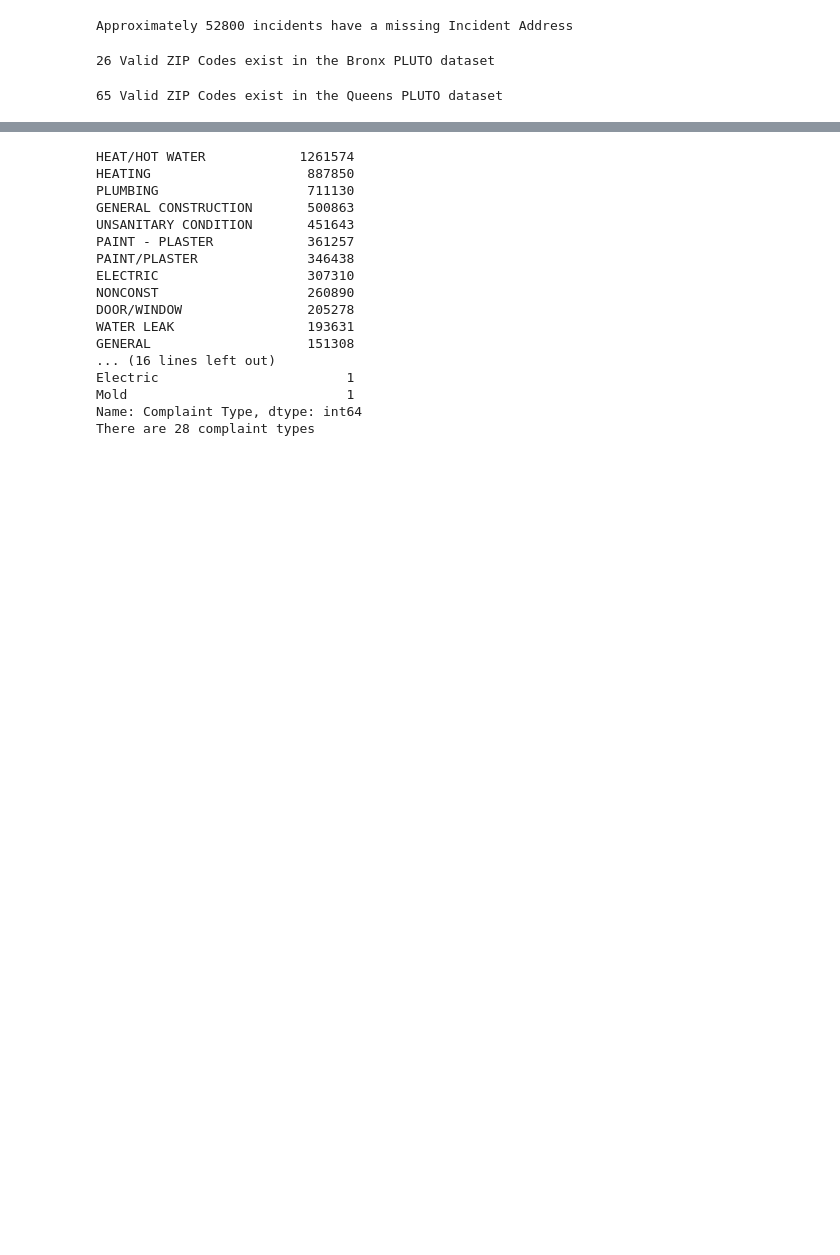
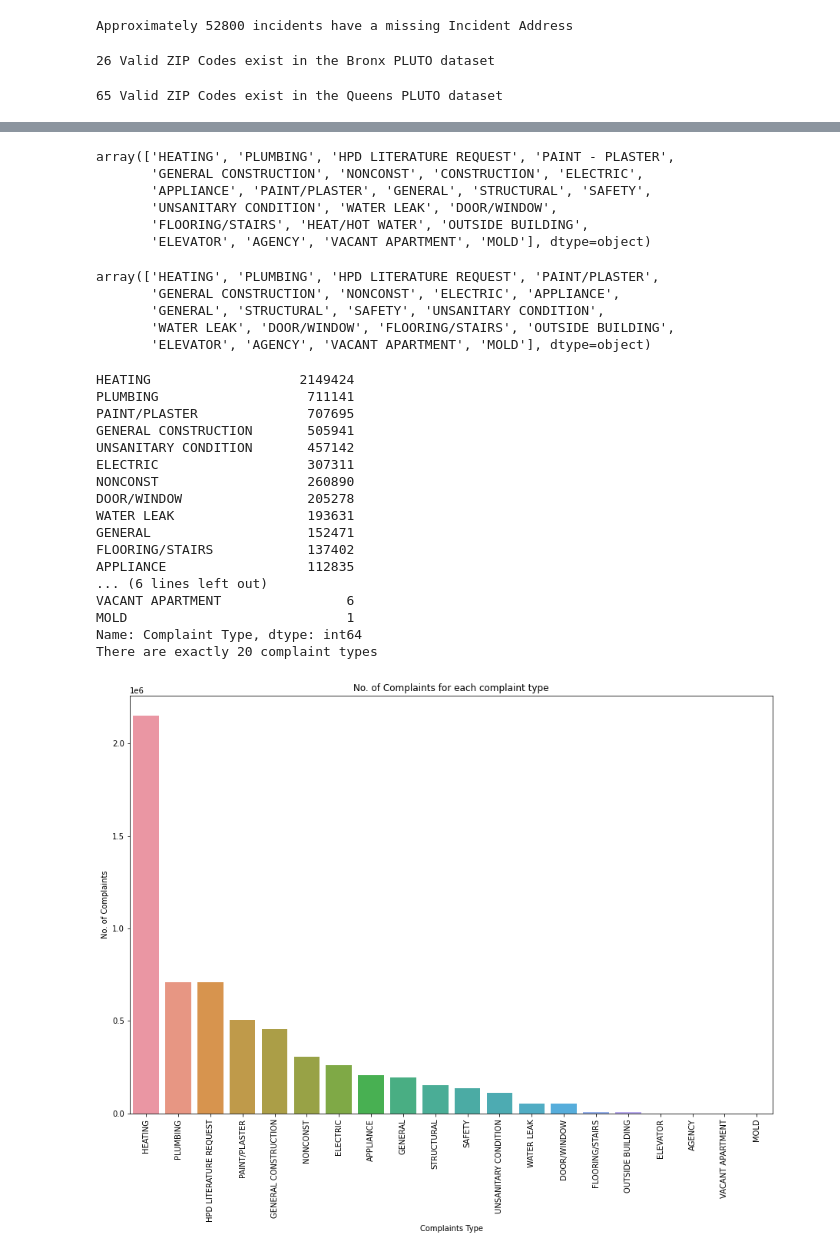
Before and after one commit to cskarthik93/NY311-CapstoneProject1, a Jupyter notebook: NY311.ipynb, the cells around one changed output, grey strips where cells are left out. Saved outputs shown, nothing was run; the diff lists cells and outputs as text; code cells hidden in the pictures; blank space fills up the shorter version.

```diff
--- a/NY311.ipynb
+++ b/NY311.ipynb
@@ -117,22 +140,52 @@ print(house_df2["ZipCode"].nunique(), "Valid ZIP Codes exist in the Queens PLUTO
+# %%
+NY311_df["Complaint Type"] = NY311_df["Complaint Type"].str.upper()
+NY311_df["Complaint Type"].unique()
+# %% [output]
+array(['HEATING', 'PLUMBING', 'HPD LITERATURE REQUEST', 'PAINT - PLASTER',
+       'GENERAL CONSTRUCTION', 'NONCONST', 'CONSTRUCTION', 'ELECTRIC',
+       'APPLIANCE', 'PAINT/PLASTER', 'GENERAL', 'STRUCTURAL', 'SAFETY',
+       'UNSANITARY CONDITION', 'WATER LEAK', 'DOOR/WINDOW',
+       'FLOORING/STAIRS', 'HEAT/HOT WATER', 'OUTSIDE BUILDING',
+       'ELEVATOR', 'AGENCY', 'VACANT APARTMENT', 'MOLD'], dtype=object)
+# %%
+#Merge duplicate complaint type categories
+replace_categories = {"HEAT/HOT WATER" : "HEATING", "CONSTRUCTION": "GENERAL CONSTRUCTION", "PAINT - PLASTER" : "PAINT/PLASTER", "Electric": "ELECTRIC"}
+
+NY311_df["Complaint Type"] = NY311_df["Complaint Type"].replace(replace_categories)
+NY311_df["Complaint Type"].unique()
+# %% [output]
+array(['HEATING', 'PLUMBING', 'HPD LITERATURE REQUEST', 'PAINT/PLASTER',
+       'GENERAL CONSTRUCTION', 'NONCONST', 'ELECTRIC', 'APPLIANCE',
+       'GENERAL', 'STRUCTURAL', 'SAFETY', 'UNSANITARY CONDITION',
+       'WATER LEAK', 'DOOR/WINDOW', 'FLOORING/STAIRS', 'OUTSIDE BUILDING',
+       'ELEVATOR', 'AGENCY', 'VACANT APARTMENT', 'MOLD'], dtype=object)
 # %%
-#No. of Complaint Types
 print(NY311_df["Complaint Type"].value_counts())
-print("There are", NY311_df["Complaint Type"].value_counts().nunique(), "complaint types")
+print("There are exactly", NY311_df["Complaint Type"].value_counts().nunique(), "complaint types")
 # %% [output]
-HEAT/HOT WATER            1261574
-HEATING                    887850
-PLUMBING                   711130
-GENERAL CONSTRUCTION       500863
-UNSANITARY CONDITION       451643
-PAINT - PLASTER            361257
-PAINT/PLASTER              346438
-ELECTRIC                   307310
+HEATING                   2149424
+PLUMBING                   711141
+PAINT/PLASTER              707695
+GENERAL CONSTRUCTION       505941
+UNSANITARY CONDITION       457142
+ELECTRIC                   307311
 NONCONST                   260890
 DOOR/WINDOW                205278
 WATER LEAK                 193631
-GENERAL                    151308
-... (16 lines left out)
-Electric                        1
-Mold                            1
+GENERAL                    152471
+FLOORING/STAIRS            137402
+APPLIANCE                  112835
+... (6 lines left out)
+VACANT APARTMENT                6
+MOLD                            1
 Name: Complaint Type, dtype: int64
-There are 28 complaint types
+There are exactly 20 complaint types
+# %%
+plt.figure(figsize=(15,10))
+ax = sns.barplot(x=NY311_df["Complaint Type"].unique(), y=NY311_df["Complaint Type"].value_counts())
+ax.set(xlabel="Complaints Type", ylabel="No. of Complaints")
+ax.set_title("No. of Complaints for each complaint type")
+ax.set_xticklabels(ax.get_xticklabels(), rotation=90)
+plt.show()
+# %% [output]
+[figure, added]
```
Also changed, not shown: parts of 2 cells of this notebook.
